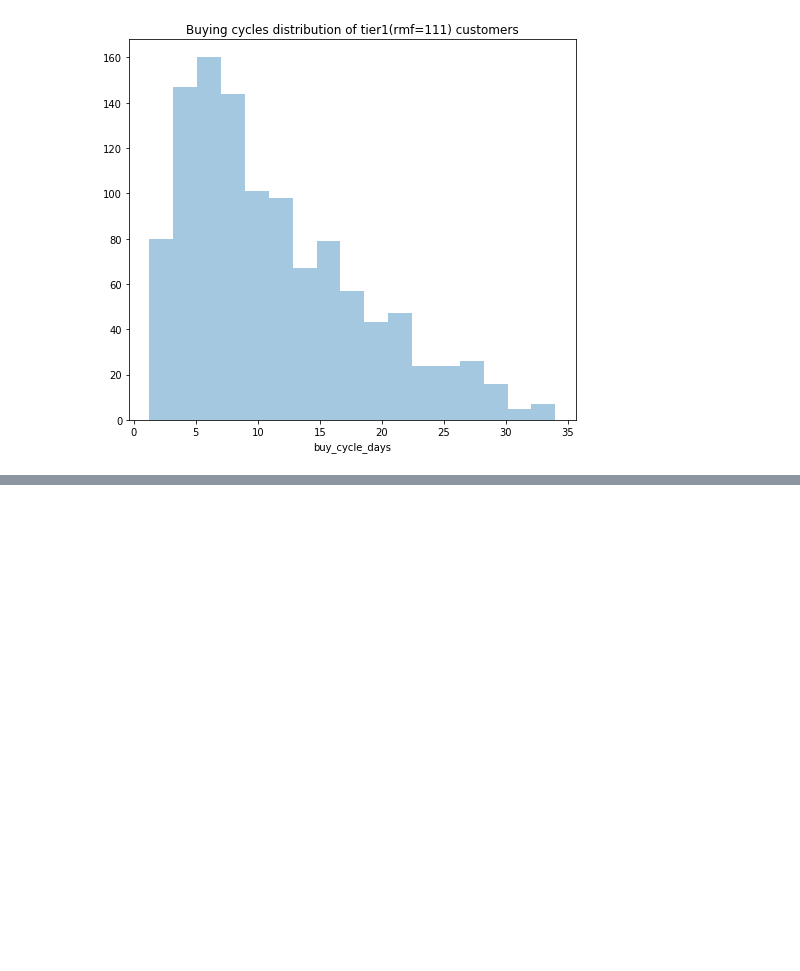
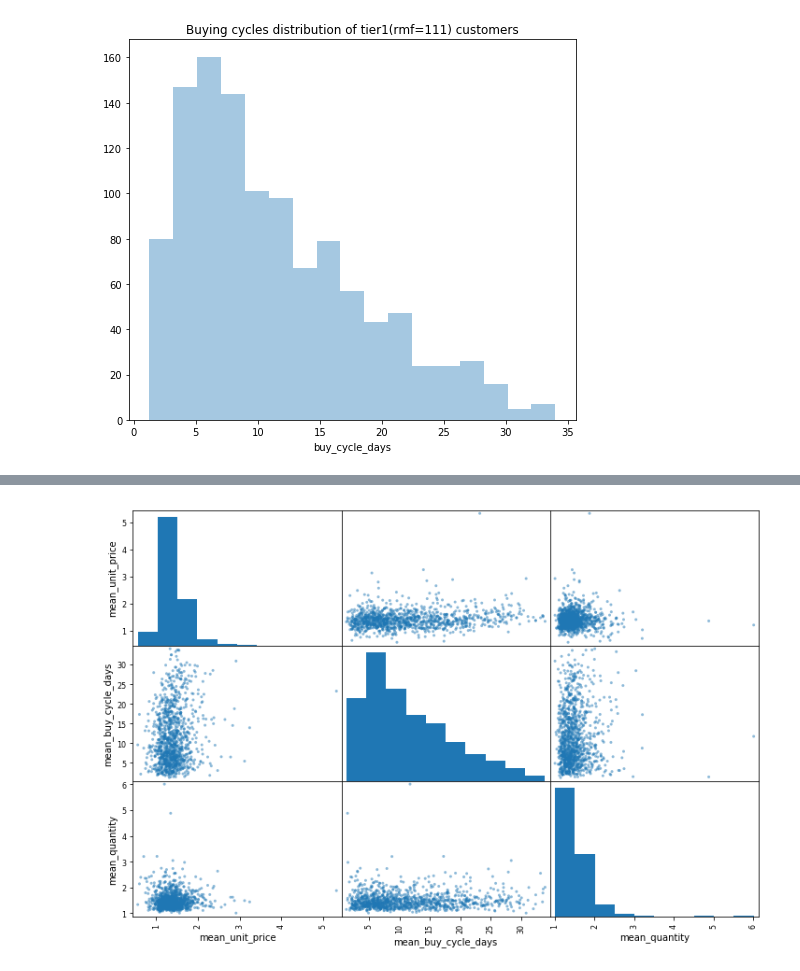
Before and after one commit to joei1994/ML-Projects, a Jupyter notebook: mini-projects/data-cafe-supermarket/customer_segmentation.ipynb, the cells around one changed output, grey strips where cells are left out. Drawn from its saved outputs; the diff is of its cells as text; code cells hidden in the pictures; blank space fills up the shorter version.

```diff
--- a/mini-projects/data-cafe-supermarket/customer_segmentation.ipynb
+++ b/mini-projects/data-cafe-supermarket/customer_segmentation.ipynb
@@ -224,0 +269,6 @@ plt.show()
+# %%
+from pandas.tools.plotting import scatter_matrix
+scatter_matrix(data, figsize=(12, 8))
+plt.show()
+# %% [output]
+[figure, added]
```
Also changed, not shown: parts of 7 cells of this notebook.
